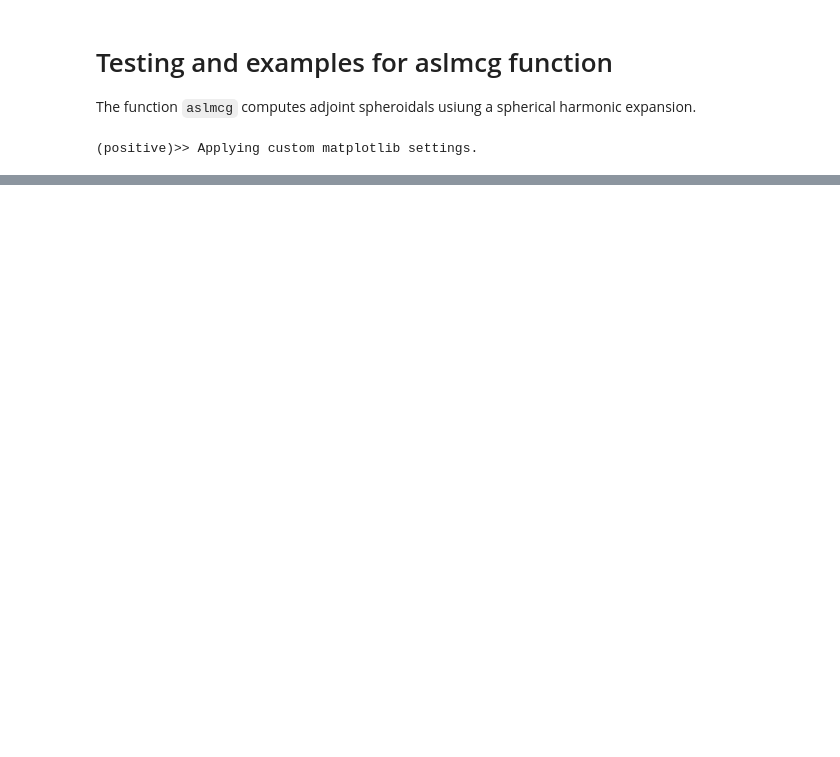
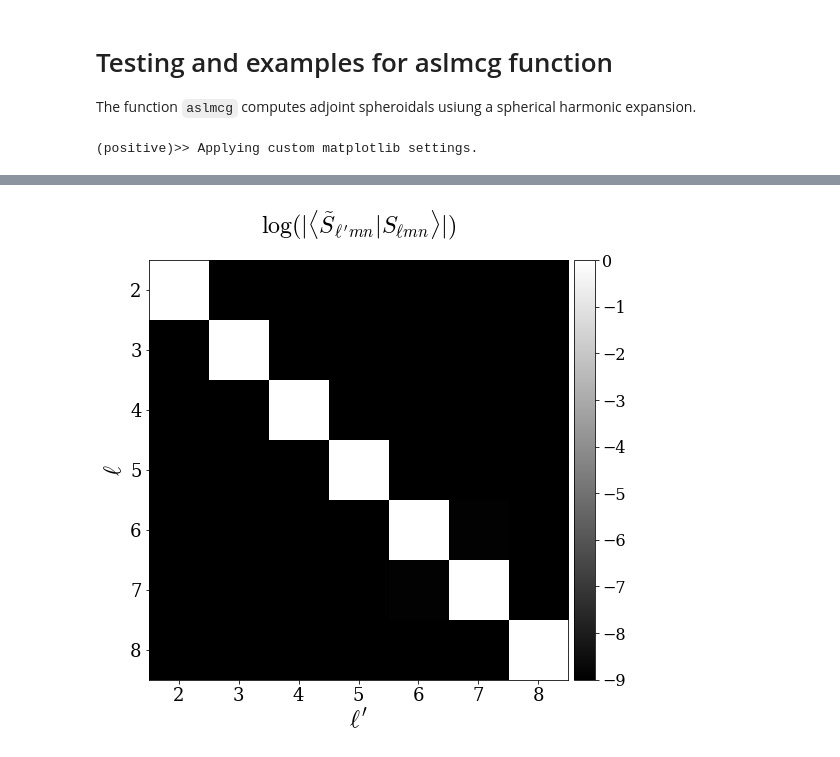
Before and after one commit to llondon6/koalas, a Jupyter notebook: examples/aslmcg_example.ipynb, the cells around one changed output, grey strips where cells are left out. Saved outputs shown, nothing was run; the diff lists cells and outputs as text; code cells hidden in the pictures; blank space fills up the shorter version.

```diff
--- a/examples/aslmcg_example.ipynb
+++ b/examples/aslmcg_example.ipynb
@@ -73,0 +81,38 @@ xlim( lim(u) );
+# %%
+x = zeros_like(bar['YSGramian'])
+for aa in range(len(bar['lnspace'])):
+    for bb in range(len(bar['lnspace'])):
+        S  = bar['Slm'][bar['lnspace'][aa]]
+        aS = bar['AdjSlm'][bar['lnspace'][bb]]
+        x[aa,bb] = prod( S, aS, theta )
+# %%
+from matplotlib.pyplot import cm
+
+def plotipmat(X,filepath,title_string=None,save=True):
+    from mpl_toolkits.axes_grid1 import make_axes_locatable
+    fig = figure( figsize=2*figaspect(1) )
+    ax = gca()
+    matshow(log(abs(X)),fignum=False,cmap=cm.gray)
+    Z = log(abs(X))
+    ax.xaxis.tick_bottom()
+    ax.set_xticklabels( arange(0,X.shape[0]+1)+1 )
+    ax.set_yticklabels( arange(0,X.shape[-1]+1)+1 )
+    xlabel('$\ell\'$')
+    ylabel('$\ell$')
+    title(title_string)
+    divider = make_axes_locatable(ax)
+    cax = divider.append_axes("right", size="5%", pad=0.08)
+    cb = colorbar(cax=cax)
+    cb.ax.tick_params(labelsize=16)
+    clim(0,-9)
+    #if save: alert('Saving to: %s'%yellow(filepath))
+    #if save: savefig(filepath,pad_inches=0)
+    return fig
+
+#
+filepath = '/Users/book/KOALA/spheroidal_imr/paper/biorthog_a%1.2f_m%i.pdf'%(a,m)
+filepath = filepath.replace('0.','0p')
+title_string = r"$ \log( | \langle \tilde{S}_{\ell' m n} | S_{\ell m n} \rangle | )$"
+plotipmat(x,filepath,title_string);
+# %% [output]
+[figure, added]
```
Also changed, not shown: parts of 5 cells of this notebook.
